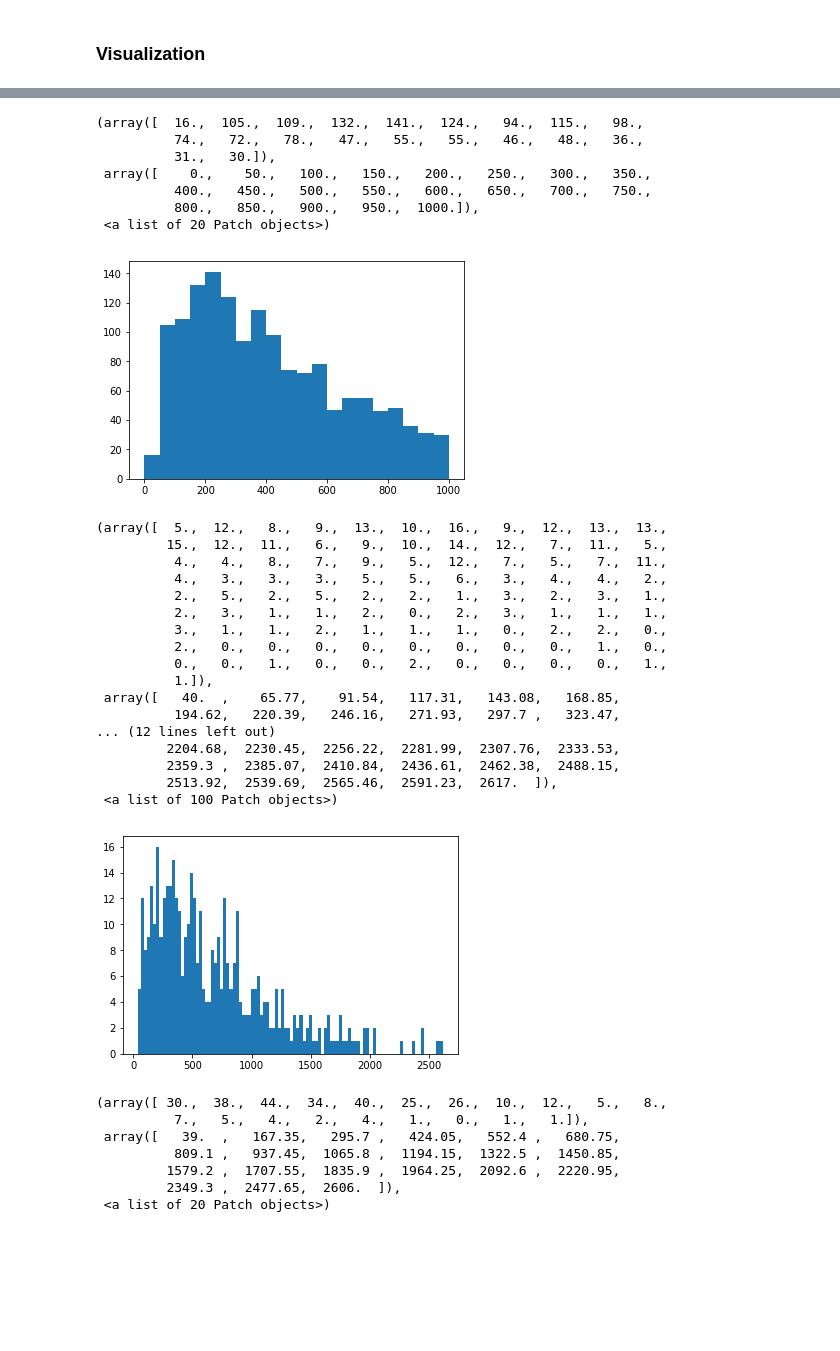
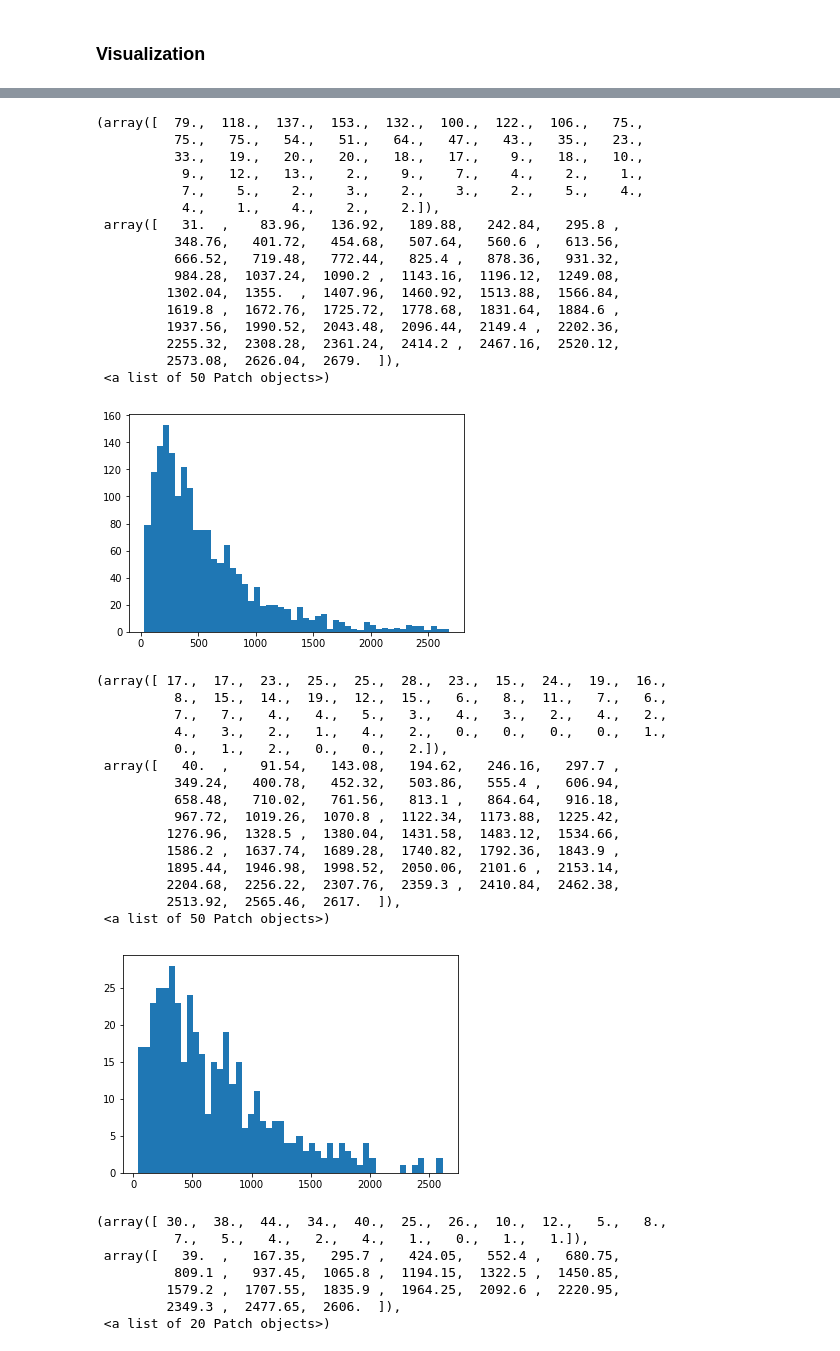
Before and after one commit to randomshuffle/122OHestimator, a Jupyter notebook: OH Queue Estimator.ipynb, the cells around one changed output, grey strips where cells are left out. Saved outputs shown, nothing was run; the diff lists cells and outputs as text; code cells hidden in the pictures; blank space fills up the shorter version.

```diff
--- a/OH Queue Estimator.ipynb
+++ b/OH Queue Estimator.ipynb
@@ -120,6 +120,8 @@ print(len(df3))
 # %%
 df4 = df3.merge(topics, left_on='topic_id', right_on='id')
 df4 = df4.drop(['topic_id', 'id'], axis=1)
+df4['WT'] = df4['WT'].astype(int)
+df4['HT'] = df4['HT'].astype(int)
 print(df4.head())
 print(len(df4))
 # %% [output]
@@ -228,37 +239,44 @@ plt.hist(writtens, bins=20, range=(0,1000))
 # %%
 c0vm = df5['HT'].where(df5['new_id'] == 'c0vm').dropna()
-plt.hist(c0vm, bins=20, range=(0,1000))
+plt.hist(c0vm, bins=50)
 # %% [output]
-(array([  16.,  105.,  109.,  132.,  141.,  124.,   94.,  115.,   98.,
-          74.,   72.,   78.,   47.,   55.,   55.,   46.,   48.,   36.,
-          31.,   30.]),
- array([    0.,    50.,   100.,   150.,   200.,   250.,   300.,   350.,
-          400.,   450.,   500.,   550.,   600.,   650.,   700.,   750.,
-          800.,   850.,   900.,   950.,  1000.]),
- <a list of 20 Patch objects>)
+(array([  79.,  118.,  137.,  153.,  132.,  100.,  122.,  106.,   75.,
+          75.,   75.,   54.,   51.,   64.,   47.,   43.,   35.,   23.,
+          33.,   19.,   20.,   20.,   18.,   17.,    9.,   18.,   10.,
+           9.,   12.,   13.,    2.,    9.,    7.,    4.,    2.,    1.,
+           7.,    5.,    2.,    3.,    2.,    3.,    2.,    5.,    4.,
+           4.,    1.,    4.,    2.,    2.]),
+ array([   31.  ,    83.96,   136.92,   189.88,   242.84,   295.8 ,
+          348.76,   401.72,   454.68,   507.64,   560.6 ,   613.56,
+          666.52,   719.48,   772.44,   825.4 ,   878.36,   931.32,
+          984.28,  1037.24,  1090.2 ,  1143.16,  1196.12,  1249.08,
+         1302.04,  1355.  ,  1407.96,  1460.92,  1513.88,  1566.84,
+         1619.8 ,  1672.76,  1725.72,  1778.68,  1831.64,  1884.6 ,
+         1937.56,  1990.52,  2043.48,  2096.44,  2149.4 ,  2202.36,
+         2255.32,  2308.28,  2361.24,  2414.2 ,  2467.16,  2520.12,
+         2573.08,  2626.04,  2679.  ]),
+ <a list of 50 Patch objects>)
-[figure, old version]
+[figure, new version]
 # %%
 huffman = df5['HT'].where(df5['new_id'] == 'huffman').dropna()
-plt.hist(huffman, bins=100)
+plt.hist(huffman, bins=50)
 # %% [output]
-(array([  5.,  12.,   8.,   9.,  13.,  10.,  16.,   9.,  12.,  13.,  13.,
-         15.,  12.,  11.,   6.,   9.,  10.,  14.,  12.,   7.,  11.,   5.,
-          4.,   4.,   8.,   7.,   9.,   5.,  12.,   7.,   5.,   7.,  11.,
-          4.,   3.,   3.,   3.,   5.,   5.,   6.,   3.,   4.,   4.,   2.,
-          2.,   5.,   2.,   5.,   2.,   2.,   1.,   3.,   2.,   3.,   1.,
-          2.,   3.,   1.,   1.,   2.,   0.,   2.,   3.,   1.,   1.,   1.,
-          3.,   1.,   1.,   2.,   1.,   1.,   1.,   0.,   2.,   2.,   0.,
-          2.,   0.,   0.,   0.,   0.,   0.,   0.,   0.,   0.,   1.,   0.,
-          0.,   0.,   1.,   0.,   0.,   2.,   0.,   0.,   0.,   0.,   1.,
-          1.]),
- array([   40.  ,    65.77,    91.54,   117.31,   143.08,   168.85,
-          194.62,   220.39,   246.16,   271.93,   297.7 ,   323.47,
-... (12 lines left out)
-         2204.68,  2230.45,  2256.22,  2281.99,  2307.76,  2333.53,
-         2359.3 ,  2385.07,  2410.84,  2436.61,  2462.38,  2488.15,
-         2513.92,  2539.69,  2565.46,  2591.23,  2617.  ]),
- <a list of 100 Patch objects>)
+(array([ 17.,  17.,  23.,  25.,  25.,  28.,  23.,  15.,  24.,  19.,  16.,
+          8.,  15.,  14.,  19.,  12.,  15.,   6.,   8.,  11.,   7.,   6.,
+          7.,   7.,   4.,   4.,   5.,   3.,   4.,   3.,   2.,   4.,   2.,
+          4.,   3.,   2.,   1.,   4.,   2.,   0.,   0.,   0.,   0.,   1.,
+          0.,   1.,   2.,   0.,   0.,   2.]),
+ array([   40.  ,    91.54,   143.08,   194.62,   246.16,   297.7 ,
+          349.24,   400.78,   452.32,   503.86,   555.4 ,   606.94,
+          658.48,   710.02,   761.56,   813.1 ,   864.64,   916.18,
+          967.72,  1019.26,  1070.8 ,  1122.34,  1173.88,  1225.42,
+         1276.96,  1328.5 ,  1380.04,  1431.58,  1483.12,  1534.66,
+         1586.2 ,  1637.74,  1689.28,  1740.82,  1792.36,  1843.9 ,
+         1895.44,  1946.98,  1998.52,  2050.06,  2101.6 ,  2153.14,
+         2204.68,  2256.22,  2307.76,  2359.3 ,  2410.84,  2462.38,
+         2513.92,  2565.46,  2617.  ]),
+ <a list of 50 Patch objects>)
-[figure, old version]
+[figure, new version]
 # %%
 helpthispersonpls297 = df5['HT'].where(df5['andrew_id_hash'] == '21cb1f9adbacb7cf4bfb15085966652648310c05').dropna()
 plt.hist(helpthispersonpls297, bins=20)
```
Also changed, not shown: parts of 5 cells of this notebook.
